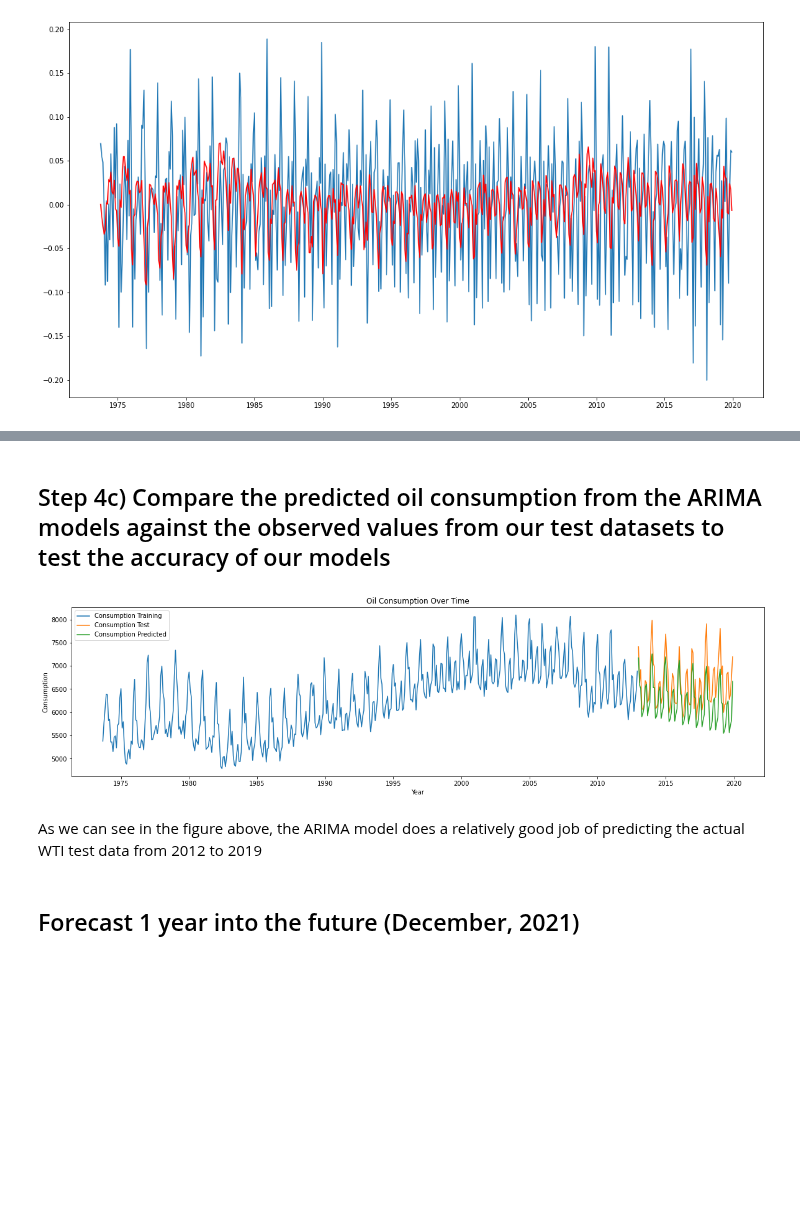
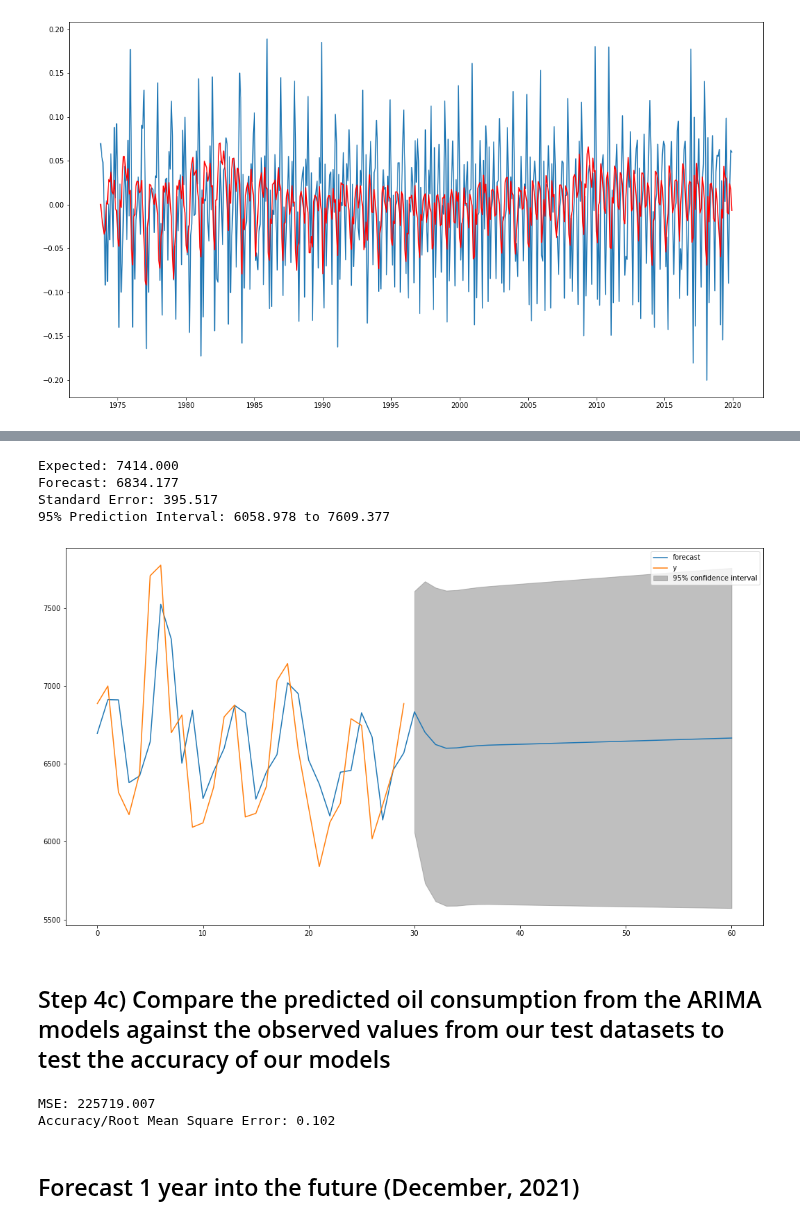
Before and after one commit to OlegRyzhkov2020/oil-project, a Jupyter notebook: Jill Branch/timeseriesconsump.ipynb, the cells around one changed output, grey strips where cells are left out. Drawn from its saved outputs; the diff is of its cells as text; code cells hidden in the pictures; blank space fills up the shorter version.

```diff
--- a/Jill Branch/timeseriesconsump.ipynb
+++ b/Jill Branch/timeseriesconsump.ipynb
@@ -314,21 +355,41 @@ Warnings:
+# %%
+from statsmodels.tsa.arima_model import ARIMA
+#series = read_csv('daily-total-female-births.csv', header=0, index_col=0)
+X = cons_ts.values
+X = X.astype('float32')
+size = len(X) - 1
+train, test =  cons_ts[:472]
+cons_test = cons_ts[-84:]
+model = ARIMA(train, order=(2,1,1))
+model_fit = model.fit(disp=False)
+forecast, stderr, conf = model_fit.forecast()
+print('Expected: %.3f' % test[0])
+print('Forecast: %.3f' % forecast)
+print('Standard Error: %.3f' % stderr)
+print('95%% Prediction Interval: %.3f to %.3f' % (conf[0][0], conf[0][1]))
+# %% [output]
+Expected: 7414.000
+Forecast: 6834.177
+Standard Error: 395.517
+95% Prediction Interval: 6058.978 to 7609.377
+# %%
+#Prediction fo the last month and the 1 month ahead
+model_fit.plot_predict(len(train)-30, len(train)+30)
+plt.show()
+# %% [output]
+[figure, added]
 # %% [markdown]
 ## Step 4c) Compare the predicted oil consumption from the ARIMA models against the observed values from our test datasets to test the accuracy of our models
-# %%
-cons_prediction = pd.DataFrame(cons_arima_model.predict(n_periods = 84),index=cons_test.index)
-cons_prediction.columns = ['cons_predicted']
-plt.figure(figsize=(20,5))
-plt.xlabel('Year')
-plt.ylabel('Consumption')
-plt.plot(cons_train,label="Consumption Training")
-plt.plot(cons_test,label="Consumption Test")
-plt.plot(cons_prediction,label="Consumption Predicted")
-plt.title('Oil Consumption Over Time')
-plt.legend(loc = 'Left corner')
-plt.show()
-# %% [output]
-[figure, removed]
-# %% [markdown]
-As we can see in the figure above, the ARIMA model does a relatively good job of predicting the actual WTI test data from 2012 to 2019
+# %%
+from sklearn import metrics
+from sklearn.metrics import mean_squared_error
+cons_accuracy = metrics.r2_score(cons_test, cons_prediction)
+cons_ARIMA_MSE = metrics.mean_squared_error(cons_test, cons_prediction)
+print('MSE: %.3f' % cons_ARIMA_MSE)
+print('Accuracy/Root Mean Square Error: %.3f' % cons_accuracy)
+# %% [output]
+MSE: 225719.007
+Accuracy/Root Mean Square Error: 0.102
 # %% [markdown]
 ## Forecast 1 year into the future (December, 2021)
 # %%
```
Also changed, not shown: parts of 8 cells of this notebook, 4 other files.
